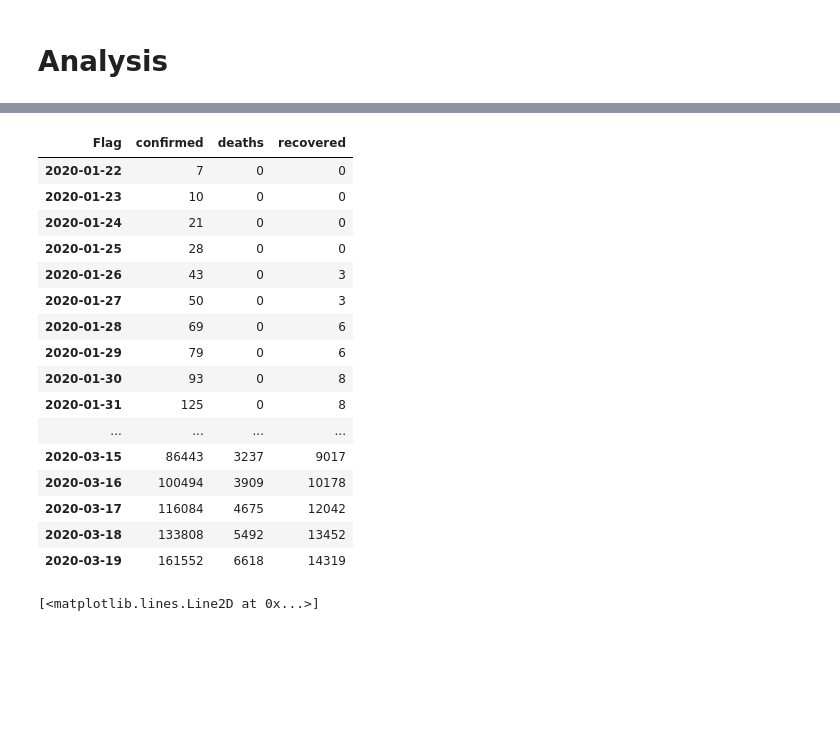
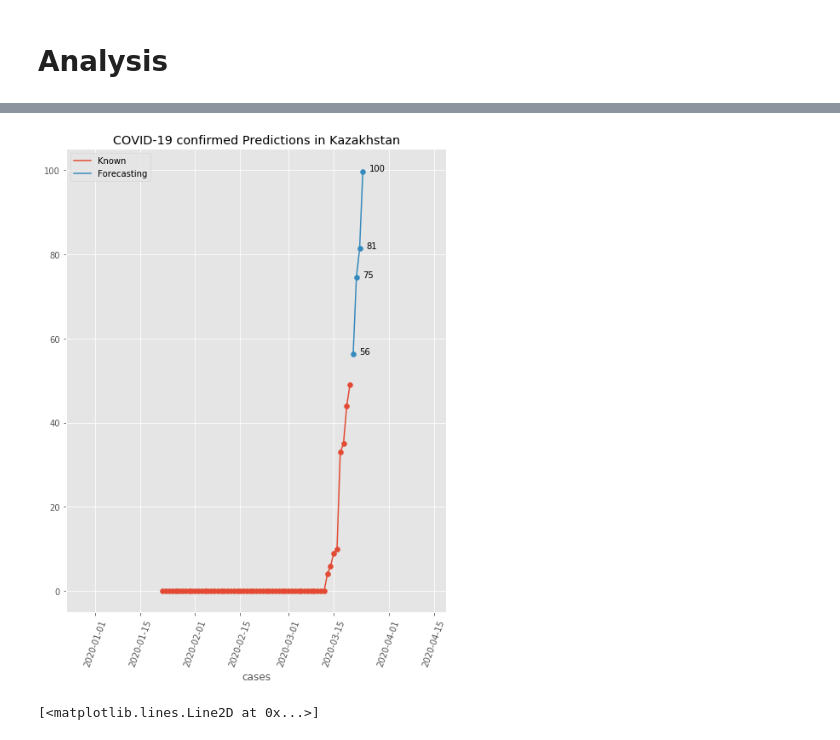
Before and after one commit to sarzhann/COVID-20, a Jupyter notebook: COVID-19 analysis.ipynb, the cells around one changed output, grey strips where cells are left out. Cells and saved outputs as stored; diff of their text form; code cells hidden in the pictures; blank space fills up the shorter version.

```diff
--- a/COVID-19 analysis.ipynb
+++ b/COVID-19 analysis.ipynb
@@ -186,23 +189,7 @@ test.plot_predictions()
 # %%
-test.dataframe
+test.plot_predictions()
 # %% [output]
-| Flag | confirmed | deaths | recovered |
-| 2020-01-22 | 7 | 0 | 0 |
-| 2020-01-23 | 10 | 0 | 0 |
-| 2020-01-24 | 21 | 0 | 0 |
-| 2020-01-25 | 28 | 0 | 0 |
-| 2020-01-26 | 43 | 0 | 3 |
-| 2020-01-27 | 50 | 0 | 3 |
-| 2020-01-28 | 69 | 0 | 6 |
-| 2020-01-29 | 79 | 0 | 6 |
-| 2020-01-30 | 93 | 0 | 8 |
-| 2020-01-31 | 125 | 0 | 8 |
-| ... | ... | ... | ... |
-| 2020-03-15 | 86443 | 3237 | 9017 |
-| 2020-03-16 | 100494 | 3909 | 10178 |
-| 2020-03-17 | 116084 | 4675 | 12042 |
-| 2020-03-18 | 133808 | 5492 | 13452 |
-| 2020-03-19 | 161552 | 6618 | 14319 |
+[figure, added]
 # %%
 plt.plot(test.dataframe_log_diff['confirmed'])
 # %% [output]
```
Also changed, not shown: parts of 7 cells of this notebook, 4 other files.
